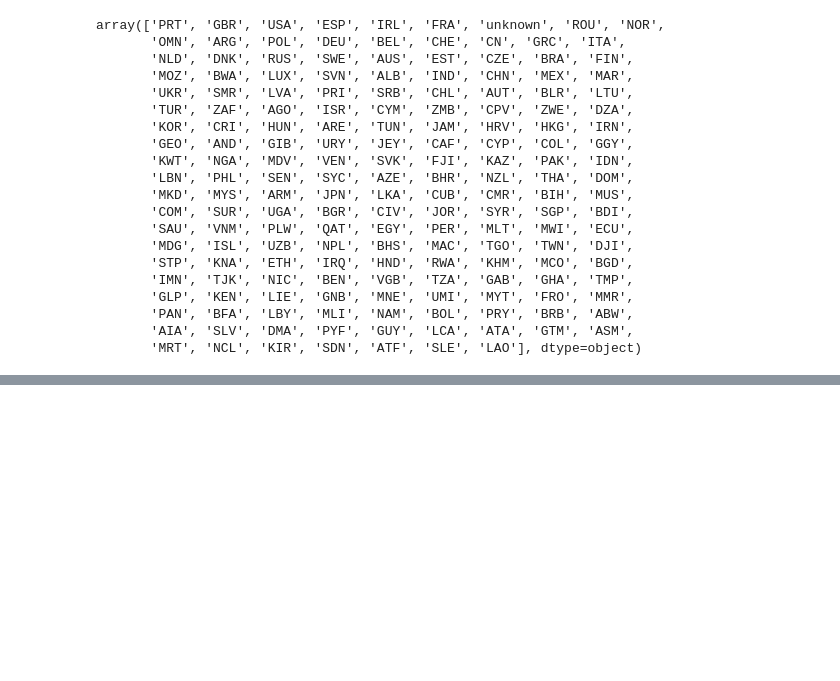
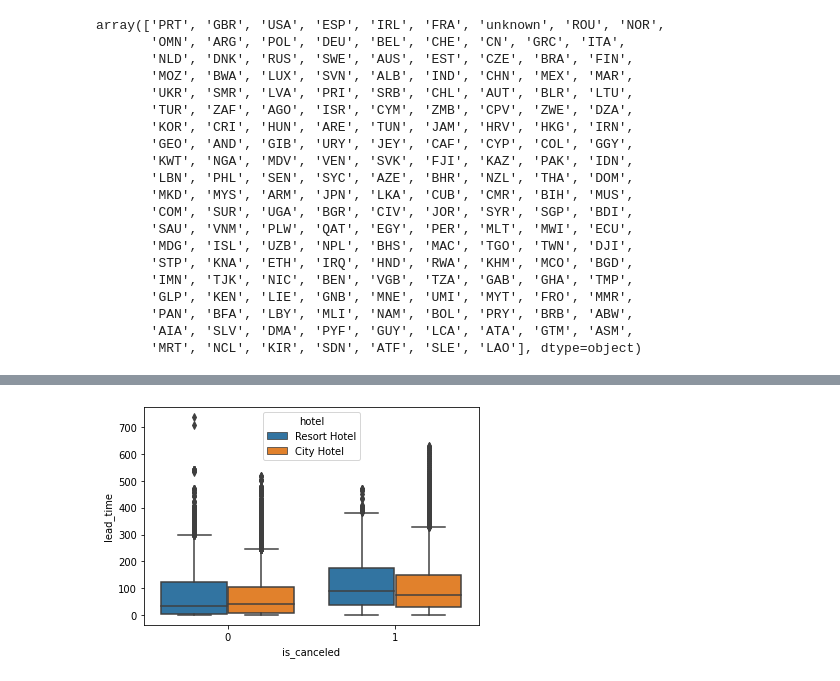
Before and after one commit to TheDandyCodes/TFG-ADE, a Jupyter notebook: EDA_booking_v2.ipynb, the cells around one changed output, grey strips where cells are left out. Cells and saved outputs as stored; diff of their text form; code cells hidden in the pictures; blank space fills up the shorter version.

```diff
--- a/EDA_booking_v2.ipynb
+++ b/EDA_booking_v2.ipynb
@@ -216,0 +221,5 @@ plt.show()
+# %%
+sns.boxplot(df, x='is_canceled', y='lead_time', hue='hotel')
+plt.show()
+# %% [output]
+[figure, added]
```
Also changed, not shown: parts of 12 cells of this notebook.
